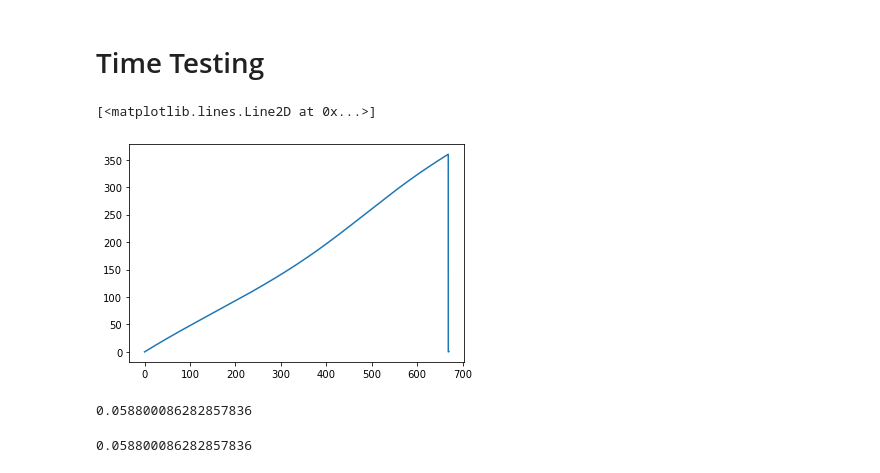
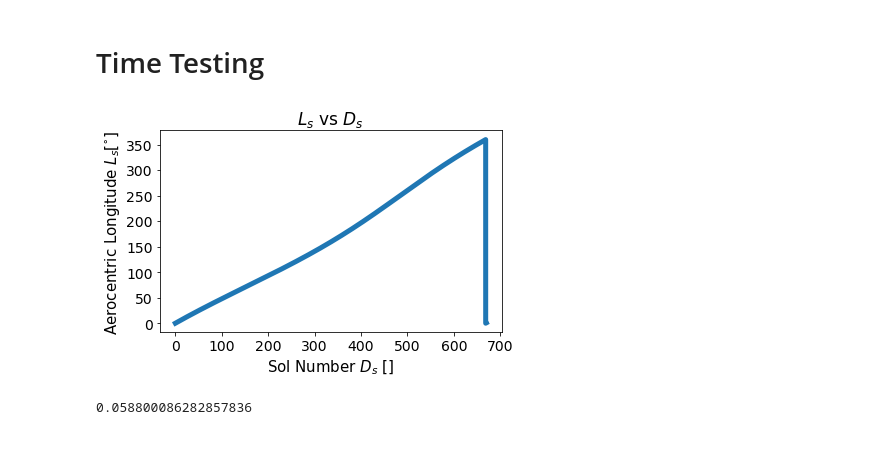
Before and after one commit to cubes-space/redSun, a Jupyter notebook: Ls-time-link-testing.ipynb, the cells around one changed output. Cells and saved outputs as stored; diff of their text form; code cells hidden in the pictures; blank space fills up the shorter version.

```diff
--- a/Ls-time-link-testing.ipynb
+++ b/Ls-time-link-testing.ipynb
@@ -29,11 +29,17 @@ E = np.array([calc_E(i) for i in M])
 nu = 2*np.arctan((np.sqrt(((1+e)/(1-e)))*np.tan(E/2)))
 # %%
 Ls = np.mod((nu*180/np.pi)+Ls_peri,360)
-# %%
-plt.plot(D_s,Ls)
-# %% [output]
-[<matplotlib.lines.Line2D at 0x...>]
-[figure, removed]
+# %%
+plt.plot(D_s,Ls, linewidth=5)
+plt.title(r'$L_{s}$ vs $D_{s}$', fontsize=17)
+plt.xlabel(r'Sol Number $D_{s}$ []', fontsize=15)
+plt.ylabel(r'Aerocentric Longitude $L_{s}$[$^{\circ}$]', fontsize=15)
+plt.xticks(fontsize=14)
+plt.yticks(fontsize=14)
+plt.tight_layout()
+plt.savefig('ls-vs-ds.png',dpi=300)
+# %% [output]
+[figure, added]
 # %%
 
 from mcd3 import mcd
@@ -70,10 +76,8 @@ np.clip(np.cos(np.deg2rad(req.getextvar(56)[0])),a_min=0, a_max=None)
 # %%
 from fmcd import solarzenithangle
 
-z = solarzenithangle(lat,ls,hr)
-np.clip(np.cos(np.deg2rad(z)),a_min=0, a_max=None)
+# z = solarzenithangle(lat,ls,hr)
+# np.clip(np.cos(np.deg2rad(z)),a_min=0, a_max=None)
-# %% [output]
-0.058800086282857836
 # %%
 # for lati in )
 lats = np.arange(-90,91,10)
```
Also changed, not shown: parts of 4 cells of this notebook, 2 other files.
